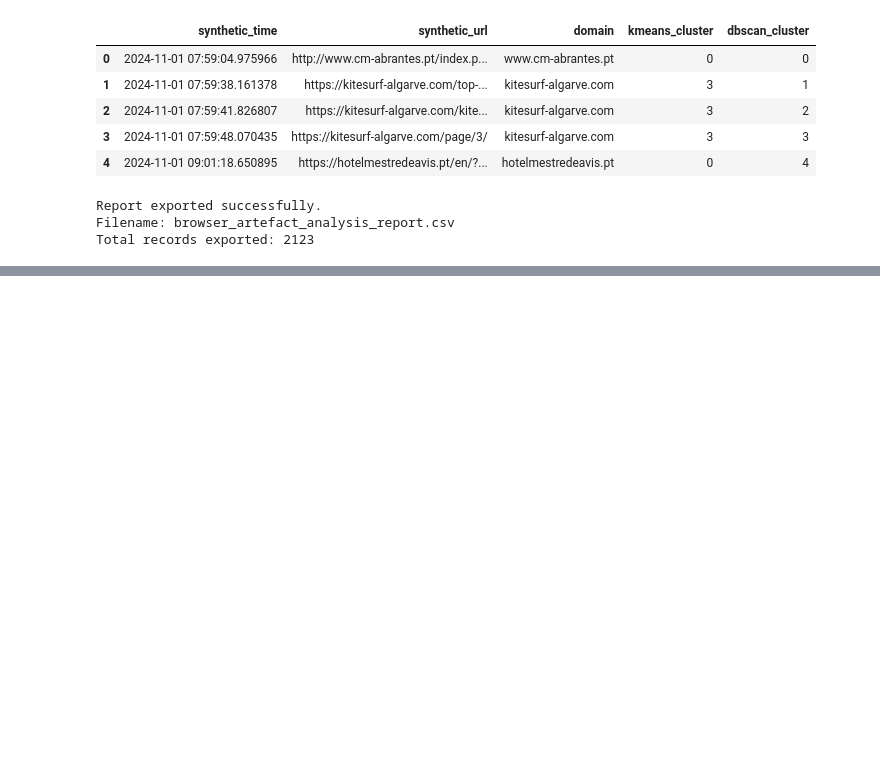
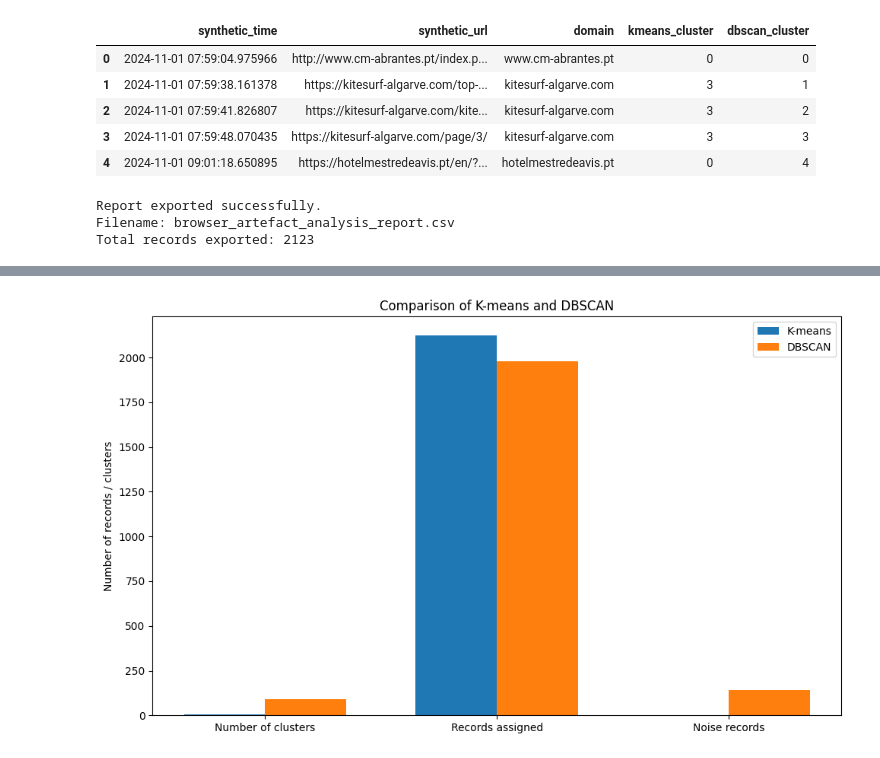
Before and after one commit to asl0180/-my-first-website, a Jupyter notebook: UntitBrowser_Artefact_clusteringled6.ipynb, the cells around one changed output, grey strips where cells are left out. Saved outputs shown, nothing was run; the diff lists cells and outputs as text; code cells hidden in the pictures; blank space fills up the shorter version.

```diff
--- a/UntitBrowser_Artefact_clusteringled6.ipynb
+++ b/UntitBrowser_Artefact_clusteringled6.ipynb
@@ -1618,0 +2457,40 @@ Total records exported: 2123
+# %%
+import matplotlib.pyplot as plt
+import numpy as np
+
+measures = [
+    "Number of clusters",
+    "Records assigned",
+    "Noise records"
+]
+
+kmeans_values = [6, 2123, 0]
+dbscan_values = [89, 1981, 142]
+
+x = np.arange(len(measures))
+width = 0.35
+
+plt.figure(figsize=(10, 6))
+
+plt.bar(
+    x - width / 2,
+    kmeans_values,
+    width,
+    label="K-means"
+)
+
+plt.bar(
+    x + width / 2,
+    dbscan_values,
+    width,
+    label="DBSCAN"
+)
+
+plt.xticks(x, measures)
+plt.ylabel("Number of records / clusters")
+plt.title("Comparison of K-means and DBSCAN")
+plt.legend()
+plt.tight_layout()
+plt.show()
+# %% [output]
+[figure, added]
```
Also changed, not shown: parts of 20 cells of this notebook.
